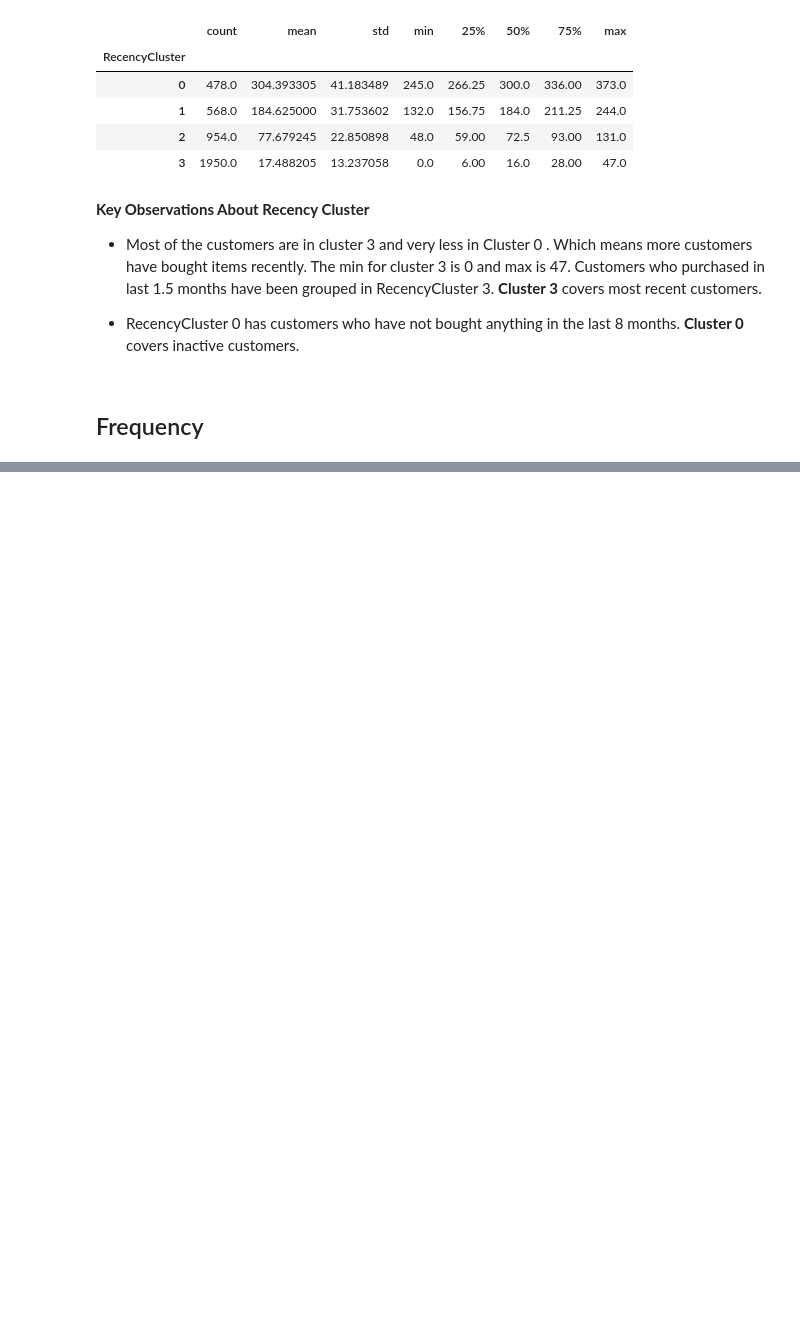
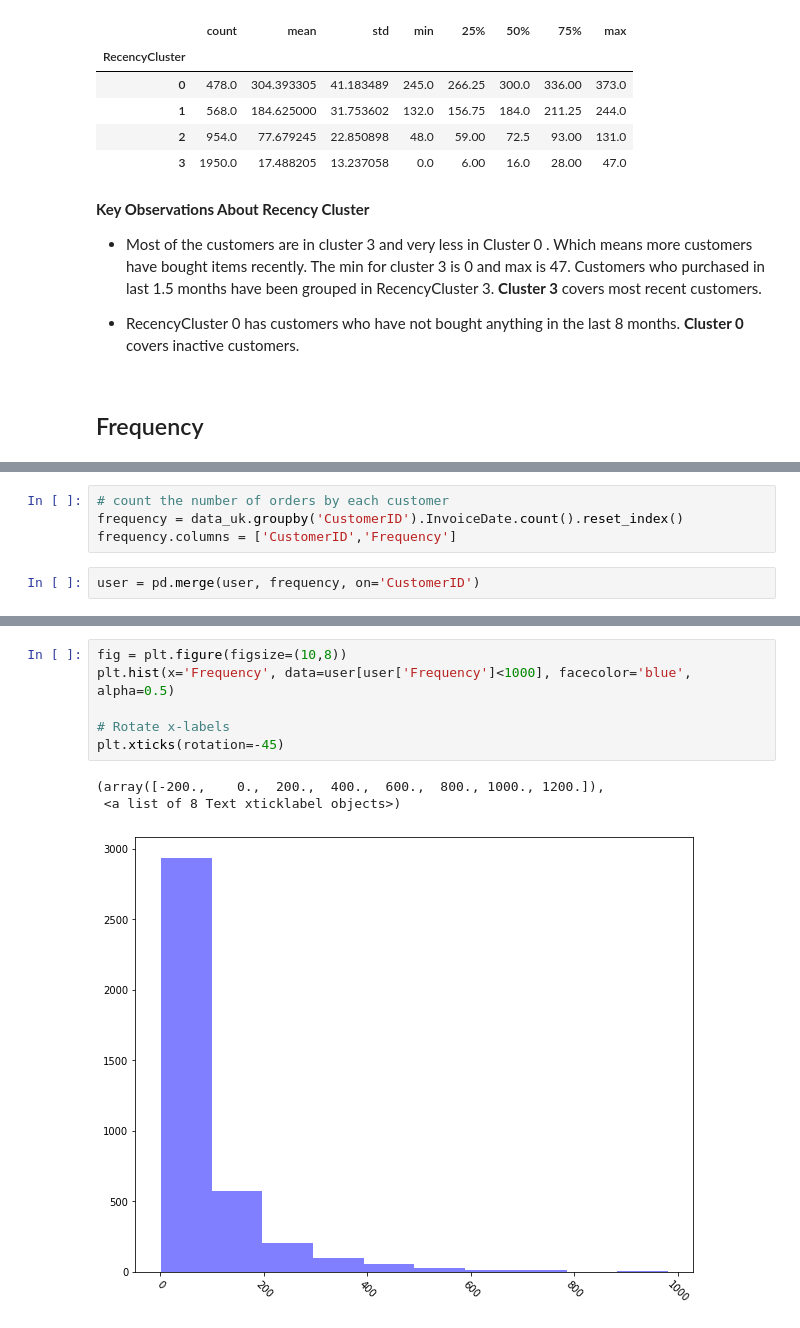
Before and after one commit to tanu-seth/Retail-Analytics-Understanding-Business-and-Customers, a Jupyter notebook: Customer Segmentation .ipynb, the cells around one changed output, grey strips where cells are left out. Saved outputs shown, nothing was run; the diff lists cells and outputs as text; blank space fills up the shorter version.

Commit message:
Customer segmentation completed

```diff
--- a/Customer Segmentation .ipynb
+++ b/Customer Segmentation .ipynb
@@ -193,0 +202,6 @@ user.groupby('RecencyCluster')['Recency'].describe()
+# %%
+# count the number of orders by each customer
+frequency = data_uk.groupby('CustomerID').InvoiceDate.count().reset_index()
+frequency.columns = ['CustomerID','Frequency']
+# %%
+user = pd.merge(user, frequency, on='CustomerID')
@@ -193,0 +217,10 @@ user.groupby('RecencyCluster')['Recency'].describe()
+# %%
+fig = plt.figure(figsize=(10,8))
+plt.hist(x='Frequency', data=user[user['Frequency']<1000], facecolor='blue', alpha=0.5)
+
+# Rotate x-labels
+plt.xticks(rotation=-45)
+# %% [output]
+(array([-200.,    0.,  200.,  400.,  600.,  800., 1000., 1200.]),
+ <a list of 8 Text xticklabel objects>)
+[figure, added]
```
Also changed, not shown: parts of 29 cells of this notebook, 1 other file.
